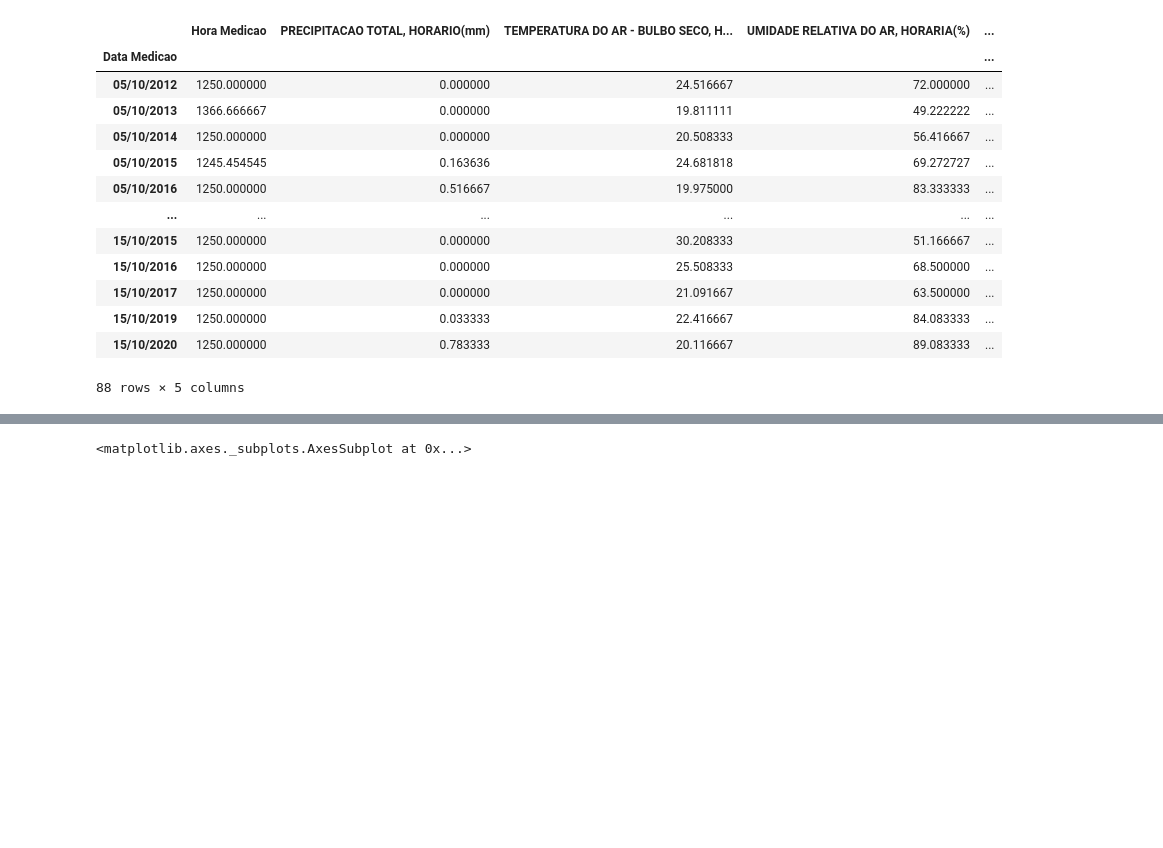
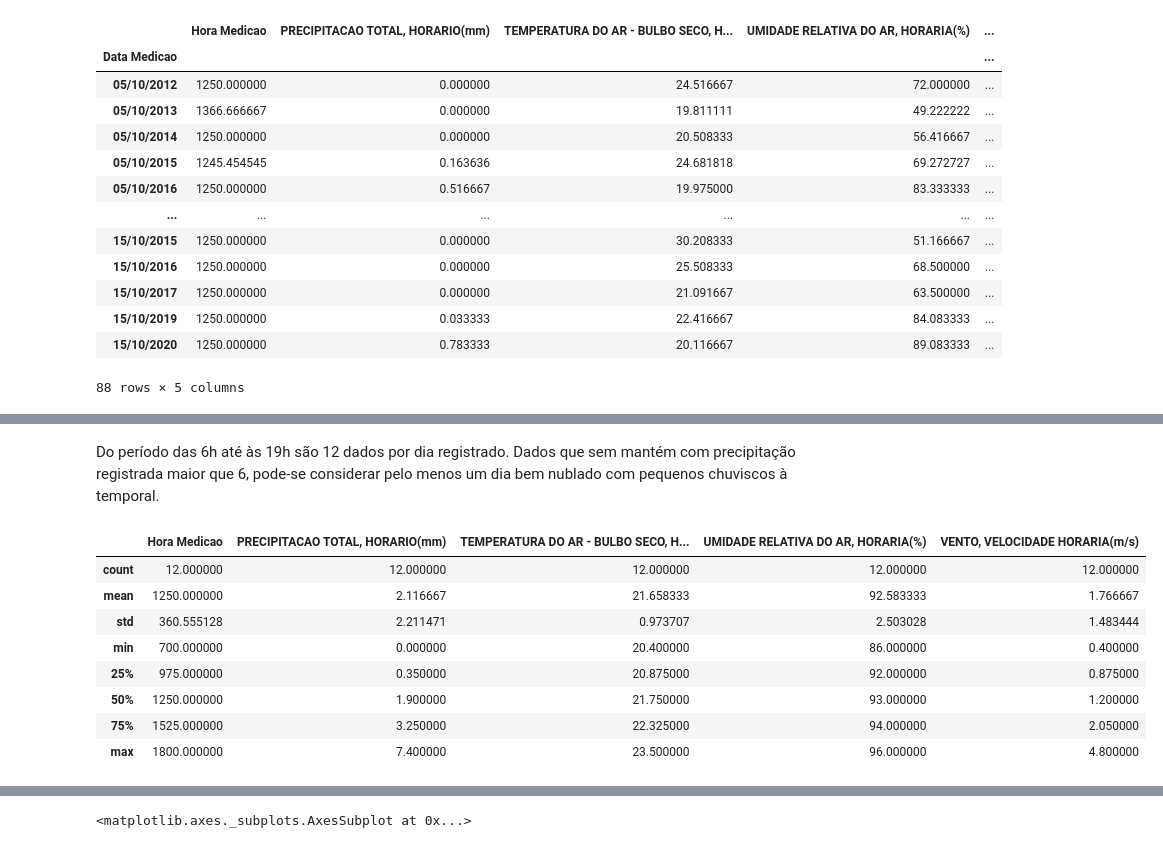
Before and after one commit to TenoEngineer/Prevendo-o-clima-no-dia-do-meu-casamento, a Jupyter notebook: PREVENDO_TEMPERATURA_NO_DIA_DO_CASAMENTO_EM_MS.ipynb, the cells around one changed output, grey strips where cells are left out. Saved outputs shown, nothing was run; the diff lists cells and outputs as text; code cells hidden in the pictures; blank space fills up the shorter version.

```diff
--- a/PREVENDO_TEMPERATURA_NO_DIA_DO_CASAMENTO_EM_MS.ipynb
+++ b/PREVENDO_TEMPERATURA_NO_DIA_DO_CASAMENTO_EM_MS.ipynb
@@ -255,0 +270,14 @@ dias_dia2[dias_dia2['PRECIPITACAO TOTAL, HORARIO(mm)']>0].groupby('Data Medicao'
+# %% [markdown]
+Do período das 6h até às 19h são 12 dados por dia registrado. Dados que sem mantém com precipitação registrada maior que 6, pode-se considerar pelo menos um dia bem nublado com pequenos chuviscos à temporal.
+# %%
+dias_dia2[dias_dia2['Data Medicao'] == '10/10/2012'].describe()
+# %% [output]
+|  | Hora Medicao | PRECIPITACAO TOTAL, HORARIO(mm) | TEMPERATURA DO AR - BULBO SECO, H... | UMIDADE RELATIVA DO AR, HORARIA(%) | VENTO, VELOCIDADE HORARIA(m/s) |
+| count | 12.000000 | 12.000000 | 12.000000 | 12.000000 | 12.000000 |
+| mean | 1250.000000 | 2.116667 | 21.658333 | 92.583333 | 1.766667 |
+| std | 360.555128 | 2.211471 | 0.973707 | 2.503028 | 1.483444 |
+| min | 700.000000 | 0.000000 | 20.400000 | 86.000000 | 0.400000 |
+| 25% | 975.000000 | 0.350000 | 20.875000 | 92.000000 | 0.875000 |
+| 50% | 1250.000000 | 1.900000 | 21.750000 | 93.000000 | 1.200000 |
+| 75% | 1525.000000 | 3.250000 | 22.325000 | 94.000000 | 2.050000 |
+| max | 1800.000000 | 7.400000 | 23.500000 | 96.000000 | 4.800000 |
```
Also changed, not shown: parts of 15 cells of this notebook.
